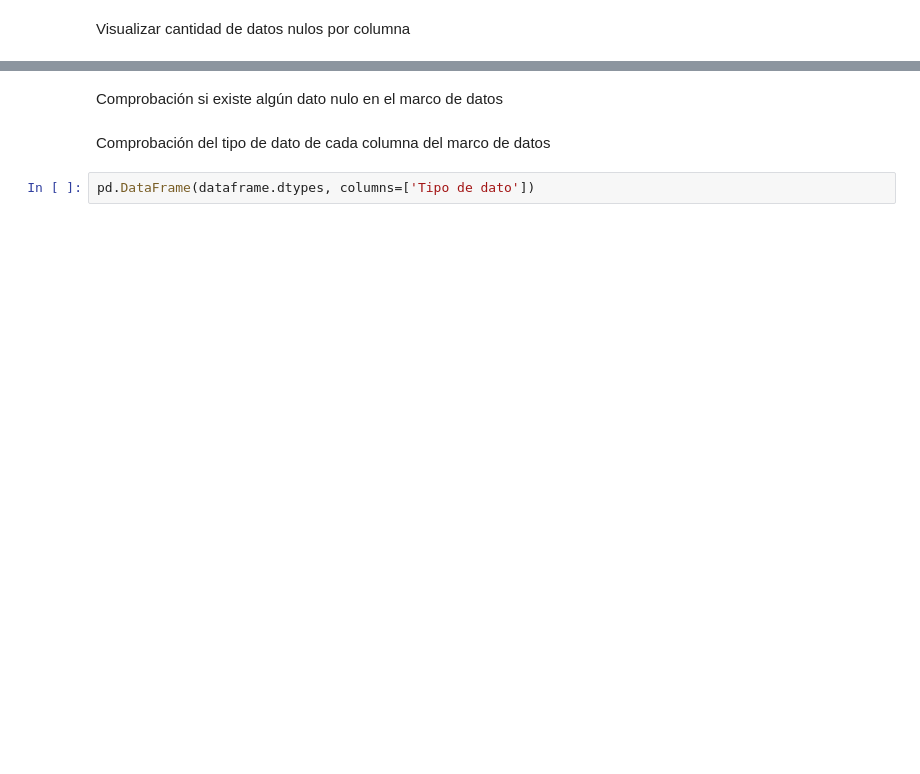
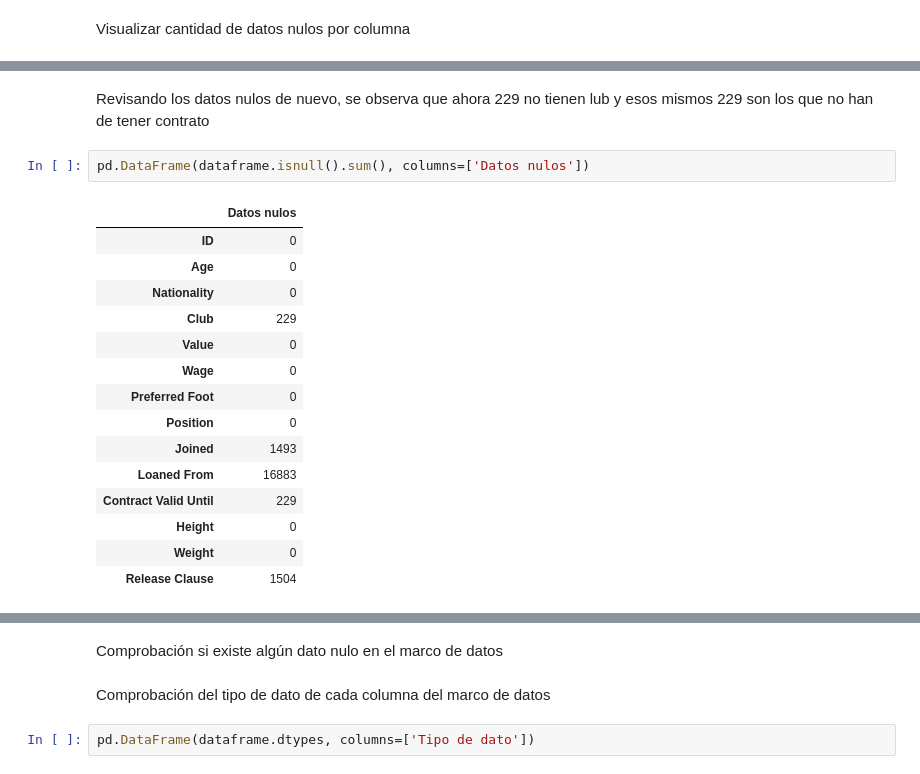
Before and after one commit to GAPPLabs/DataScienceProject, a Jupyter notebook: Proyecto.ipynb, the cells around one changed output, grey strips where cells are left out. Saved outputs shown, nothing was run; the diff lists cells and outputs as text; blank space fills up the shorter version.

```diff
--- a/Proyecto.ipynb
+++ b/Proyecto.ipynb
@@ -150,0 +101,20 @@ Name: ID, Length: 1564, dtype: int64
+# %% [markdown]
+Revisando los datos nulos de nuevo, se observa que ahora 229 no tienen lub y esos mismos 229 son los que no han de tener contrato
+# %%
+pd.DataFrame(dataframe.isnull().sum(), columns=['Datos nulos'])
+# %% [output]
+|  | Datos nulos |
+| ID | 0 |
+| Age | 0 |
+| Nationality | 0 |
+| Club | 229 |
+| Value | 0 |
+| Wage | 0 |
+| Preferred Foot | 0 |
+| Position | 0 |
+| Joined | 1493 |
+| Loaned From | 16883 |
+| Contract Valid Until | 229 |
+| Height | 0 |
+| Weight | 0 |
+| Release Clause | 1504 |
```
Also changed, not shown: parts of 33 cells of this notebook.
